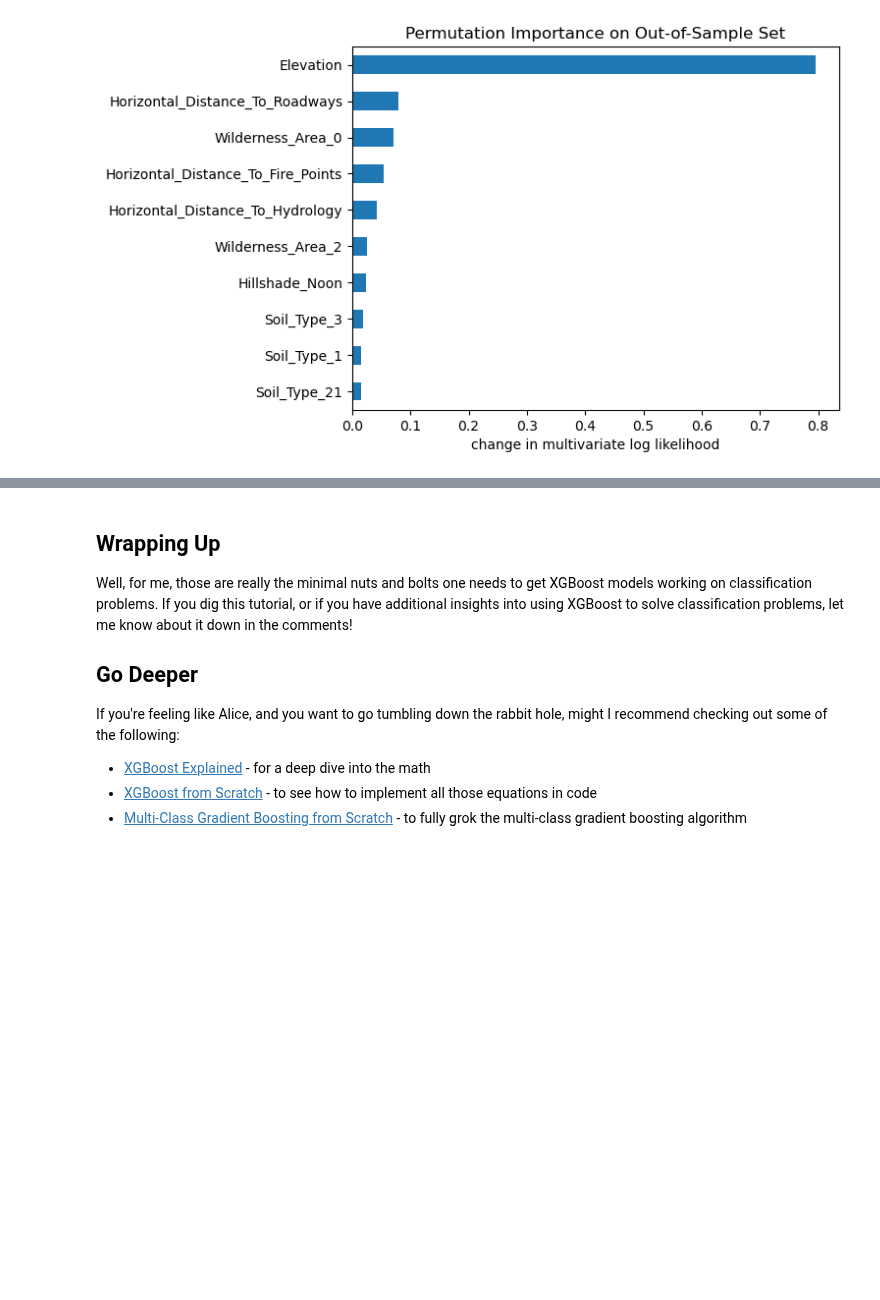
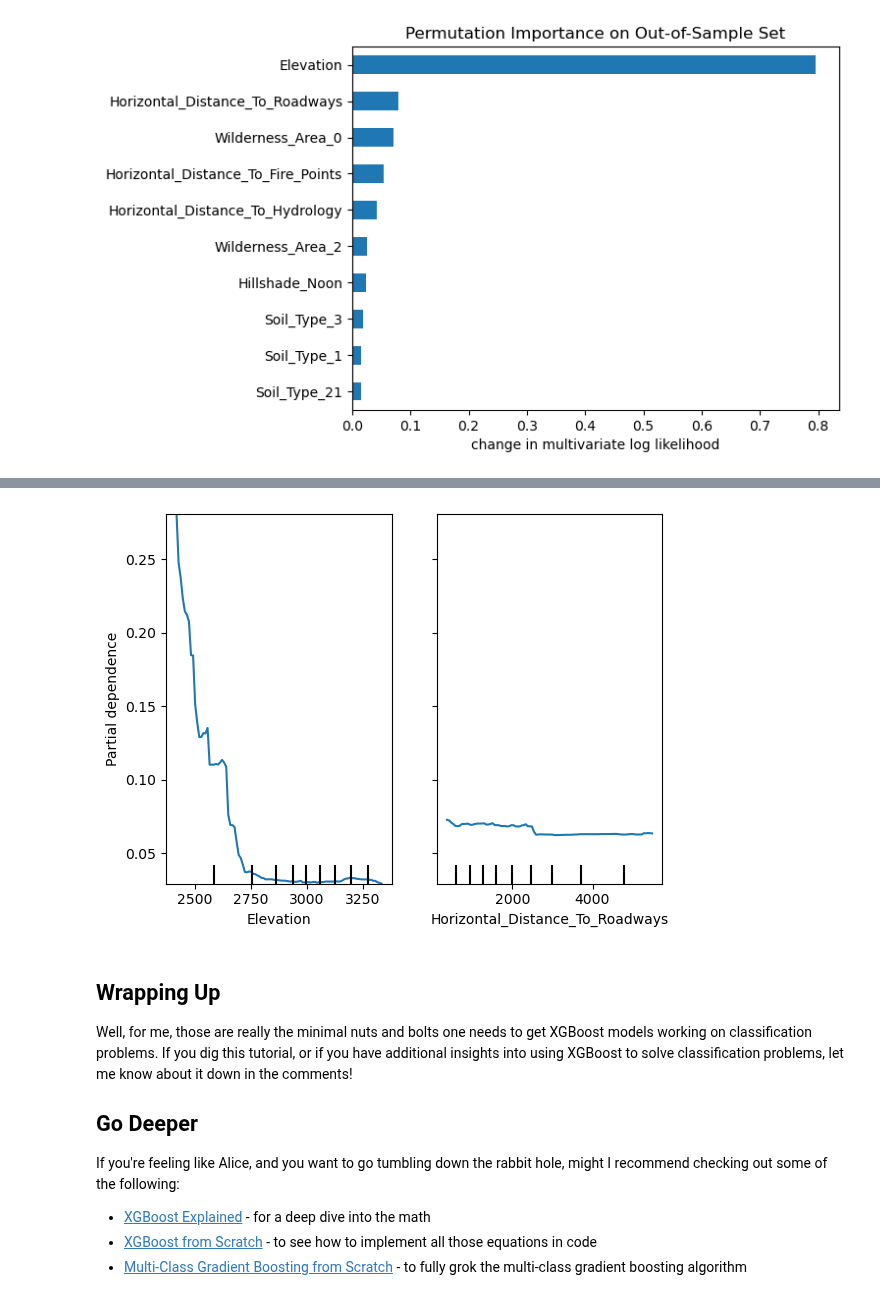
Before and after one commit to mcb00/rr-blog, a Jupyter notebook: posts/xgboost-for-classification-in-python/xgboost-for-classification-in-python.ipynb, the cells around one changed output, grey strips where cells are left out. Saved outputs shown, nothing was run; the diff lists cells and outputs as text; code cells hidden in the pictures; blank space fills up the shorter version.

```diff
--- a/posts/xgboost-for-classification-in-python/xgboost-for-classification-in-python.ipynb
+++ b/posts/xgboost-for-classification-in-python/xgboost-for-classification-in-python.ipynb
@@ -402,3 +433,13 @@ plt.xlabel('change in multivariate log likelihood');
+# %%
+#| fig-alt: line plots showing partial dependence of probability of cover type 3 vs two features
+#| fig-cap: PDP of target probability of cover type == 3 vs elevation and distance to roadway
+
+PartialDependenceDisplay.from_estimator(clf,
+                                        X=valid_df[features],
+                                        features=['Elevation', 'Horizontal_Distance_To_Roadways'],
+                                        target=enc.transform([3])[0]);
+# %% [output]
+[figure, added]
 # %% [markdown]
 ## Wrapping Up
 
```
Also changed, not shown: parts of 5 cells of this notebook.
